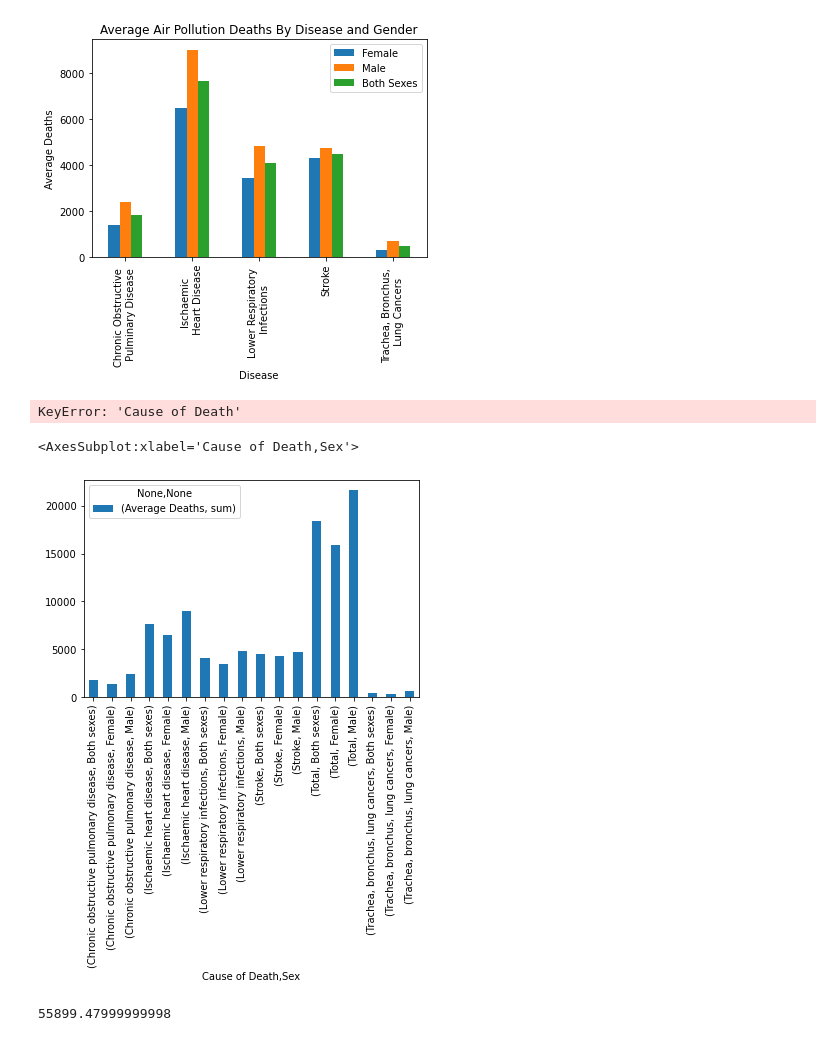
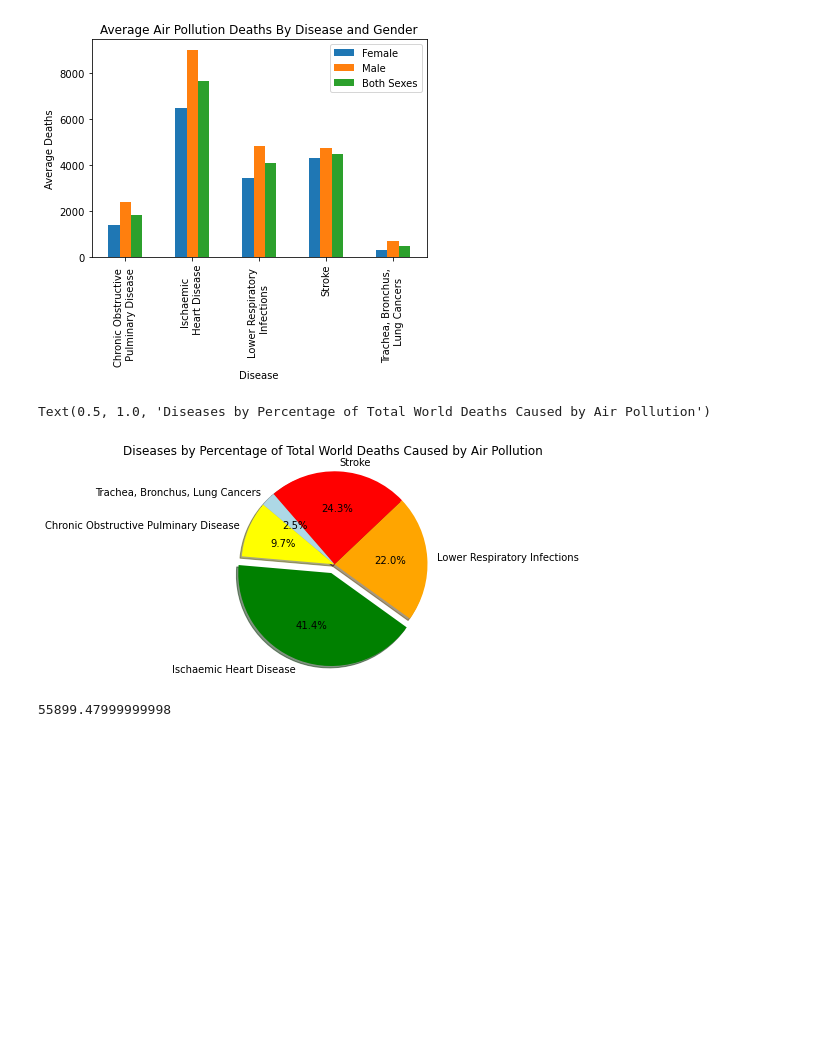
Before and after one commit to camillejensen/project_1, a Jupyter notebook: Tim_Project_1.ipynb, the cells around one changed output. Cells and saved outputs as stored; diff of their text form; code cells hidden in the pictures; blank space fills up the shorter version.

Commit message:
Updated Charts

```diff
--- a/Tim_Project_1.ipynb
+++ b/Tim_Project_1.ipynb
@@ -136,18 +136,19 @@ plt.show()
 # %% [output]
 [figure]
 # %%
-cause_death = totals['Cause of Death']
-gender = totals['Sex']
-deaths = totals['Average Deaths']
+diseases = ['Chronic Obstructive Pulminary Disease', 'Ischaemic Heart Disease', 'Lower Respiratory Infections', 'Stroke', 'Trachea, Bronchus, Lung Cancers']
+death_totals = [1796.86, 7640.38, 4058.56, 4479.9, 464.749]
+colors = ["yellow", "green", "orange", "red",
+          "lightblue"]
+explode = (0, 0.1, 0, 0, 0)
 
-females = plt.plot(cause_death, deaths, color="blue", label="World Average" )
+plt.pie(death_totals, explode=explode, labels=diseases, colors=colors, autopct="%1.1f%%", shadow=True, startangle=140)
+# Create axes which are equal so we have a perfect circle
+plt.axis('equal')
+plt.title('Diseases by Percentage of Total World Deaths Caused by Air Pollution')
 # %% [output]
-KeyError: 'Cause of Death'
+Text(0.5, 1.0, 'Diseases by Percentage of Total World Deaths Caused by Air Pollution')
+[figure, added]
-# %%
-totals.plot(kind= 'bar')
-# %% [output]
-<AxesSubplot:xlabel='Cause of Death,Sex'>
-[figure, removed]
 # %%
 # Find Total Average Deaths
 
```
Also changed, not shown: parts of 2 cells of this notebook.
